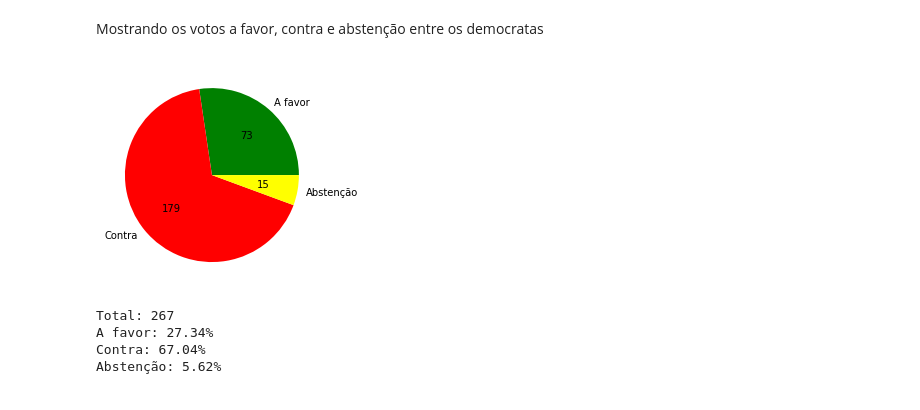
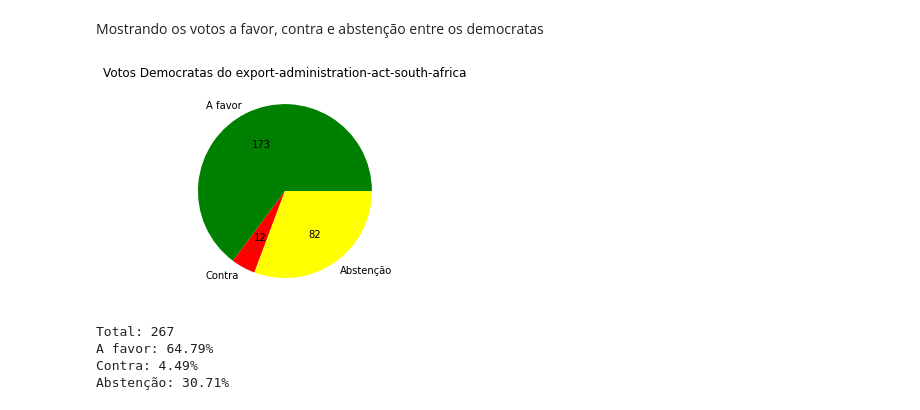
Before and after one commit to Vihimuro/MDAEL8, a Jupyter notebook: Mineração.ipynb, the cells around one changed output. Saved outputs shown, nothing was run; the diff lists cells and outputs as text; code cells hidden in the pictures.

```diff
--- a/Mineração.ipynb
+++ b/Mineração.ipynb
@@ -592,7 +701,7 @@ Democratas: 61.38
 # %% [markdown]
 Mostrando os votos a favor, contra e abstenção no geral para o atributo definido em 'atributo'
 # %%
-atributo = 'superfund-right-to-sue'
+atributo = 'export-administration-act-south-africa'
 
 #'handicapped-infants','water-project-cost-sharing','adoption-of-the-budget-resolution','physician-fee-freeze','el-salvador-aid',
 #'religious-groups-in-schools','anti-satellite-test-ban','aid-to-nicaraguan-contras','mx-missile','immigration','synfuels-corporation-cutback','education-spending',
@@ -644,23 +755,24 @@ Mostrando os votos a favor, contra e abstenção entre os democratas
 # %%
 label = ['A favor','Contra','Abstenção']
 cores = ['green', 'red', 'yellow']
 favor = ((df['Class-Name'] == 1) & ((df[atributo]) == 1)).sum()
 contra = ((df['Class-Name'] == 1) & ((df[atributo]) == 0)).sum()
 abstencao = ((df['Class-Name'] == 1) & ((df[atributo]) == 2)).sum()
 total = favor+contra+abstencao
 y = np.array([favor,contra,abstencao])
 plt.pie(y, labels=label, colors=cores, autopct= lambda x: '{:.0f}'.format(x*y.sum()/100, startangle=90))
+plt.title('Votos Democratas do {}'.format(atributo))
 plt.show()
 print("Total: {}".format(total) )
 print("A favor: {:.2f}%".format((favor*100)/total))
 print("Contra: {:.2f}%".format((contra*100)/total))
 print("Abstenção: {:.2f}%".format((abstencao*100)/total))
 # %% [output]
-[figure, old version]
+[figure, new version]
 Total: 267
-A favor: 27.34%
-Contra: 67.04%
-Abstenção: 5.62%
+A favor: 64.79%
+Contra: 4.49%
+Abstenção: 30.71%
 # %% [markdown]
 Analisando os gráficos, percebe-se que para:
 
```
Also changed, not shown: parts of 33 cells of this notebook.
